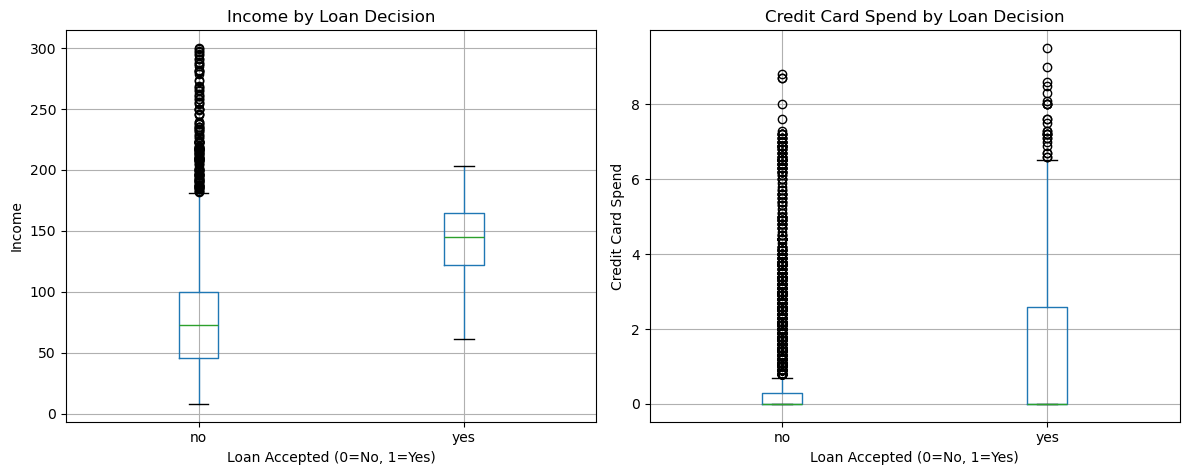
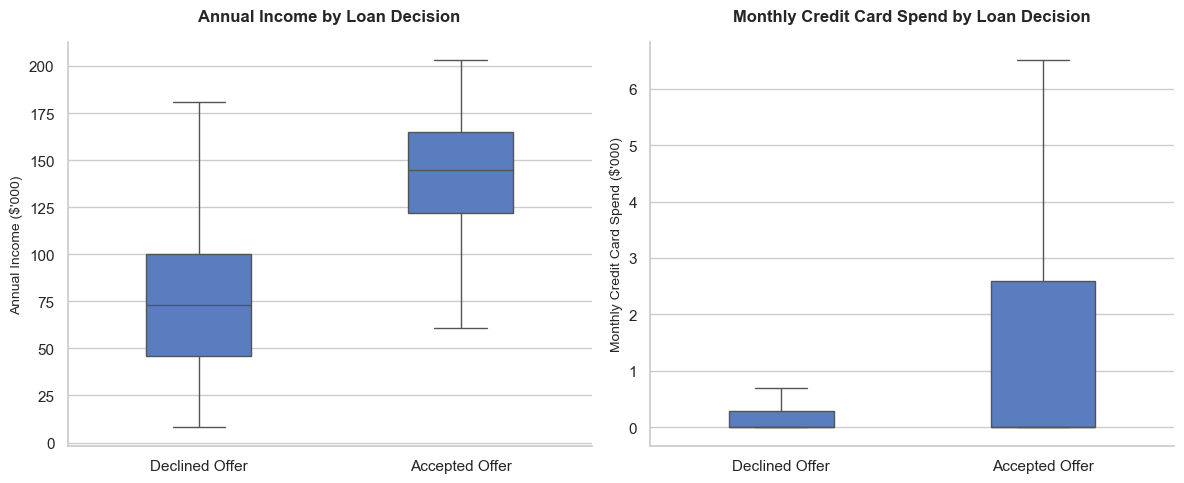
The notebook cell's code change between the first figure and the second:
--- before
+++ after
@@ -1,20 +1,40 @@
+import matplotlib.pyplot as plt
+import seaborn as sns # Industry standard for professional visuals
+
+# 1. Set a clean, professional visual theme
+sns.set_theme(style="whitegrid", palette="muted")
+
 fig, ax = plt.subplots(1, 2, figsize=(12, 5))
 
-df.boxplot(column='income', by='personal_loan', ax=ax[0])
-ax[0].set_title('Income by Loan Decision')
-ax[0].set_xlabel('Loan Accepted (0=No, 1=Yes)')
-ax[0].set_ylabel('Income')
+# 2. Income boxplot (using seaborn instead of pandas)
+sns.boxplot(data=df, x='personal_loan', y='income', ax=ax[0], 
+            showfliers=False, width=0.4)
 
-df.boxplot(column='credit_card_spend', by='personal_loan', ax=ax[1])
-ax[1].set_title('Credit Card Spend by Loan Decision')
-ax[1].set_xlabel('Loan Accepted (0=No, 1=Yes)')
-ax[1].set_ylabel('Credit Card Spend')
+ax[0].set_title('Annual Income by Loan Decision', fontsize=12, fontweight='bold', pad=15)
+ax[0].set_ylabel("Annual Income ($'000)", fontsize=10)
+# Clean up the x-axis completely
+ax[0].set_xlabel('') 
+ax[0].set_xticks([0, 1]) # Assumes your data is 0 and 1. If it is 'no' and 'yes', use those strings.
+ax[0].set_xticklabels(['Declined Offer', 'Accepted Offer'])
 
-plt.suptitle('')
+# 3. Credit card spend boxplot
+sns.boxplot(data=df, x='personal_loan', y='credit_card_spend', ax=ax[1], 
+            showfliers=False, width=0.4)
+
+ax[1].set_title('Monthly Credit Card Spend by Loan Decision', fontsize=12, fontweight='bold', pad=15)
+ax[1].set_ylabel("Monthly Credit Card Spend ($'000)", fontsize=10)
+# Clean up the x-axis completely
+ax[1].set_xlabel('')
+ax[1].set_xticks([0, 1]) 
+ax[1].set_xticklabels(['Declined Offer', 'Accepted Offer'])
+
+# 4. Remove top and right borders for a cleaner look
+sns.despine()
+
 plt.tight_layout()
-plt.savefig('../financial_boxplots.png', dpi=300)
+# bbox_inches='tight' ensures the saved image doesn't cut off any labels
+plt.savefig('../financial_boxplots.png', dpi=300, bbox_inches='tight') 
 plt.show()
 
-print("Finding 1: Acceptors show higher median income.")
-print("High-value outliers concentrated in rejected class — IQR treatment required.")
-print("Finding 2: Higher credit card spend correlates with loan acceptance.")
+print("Finding 1: Acceptors show a significantly higher median income.")
+print("Finding 2: Higher active credit card spend positively correlates with loan acceptance.")

Commit: new images generated